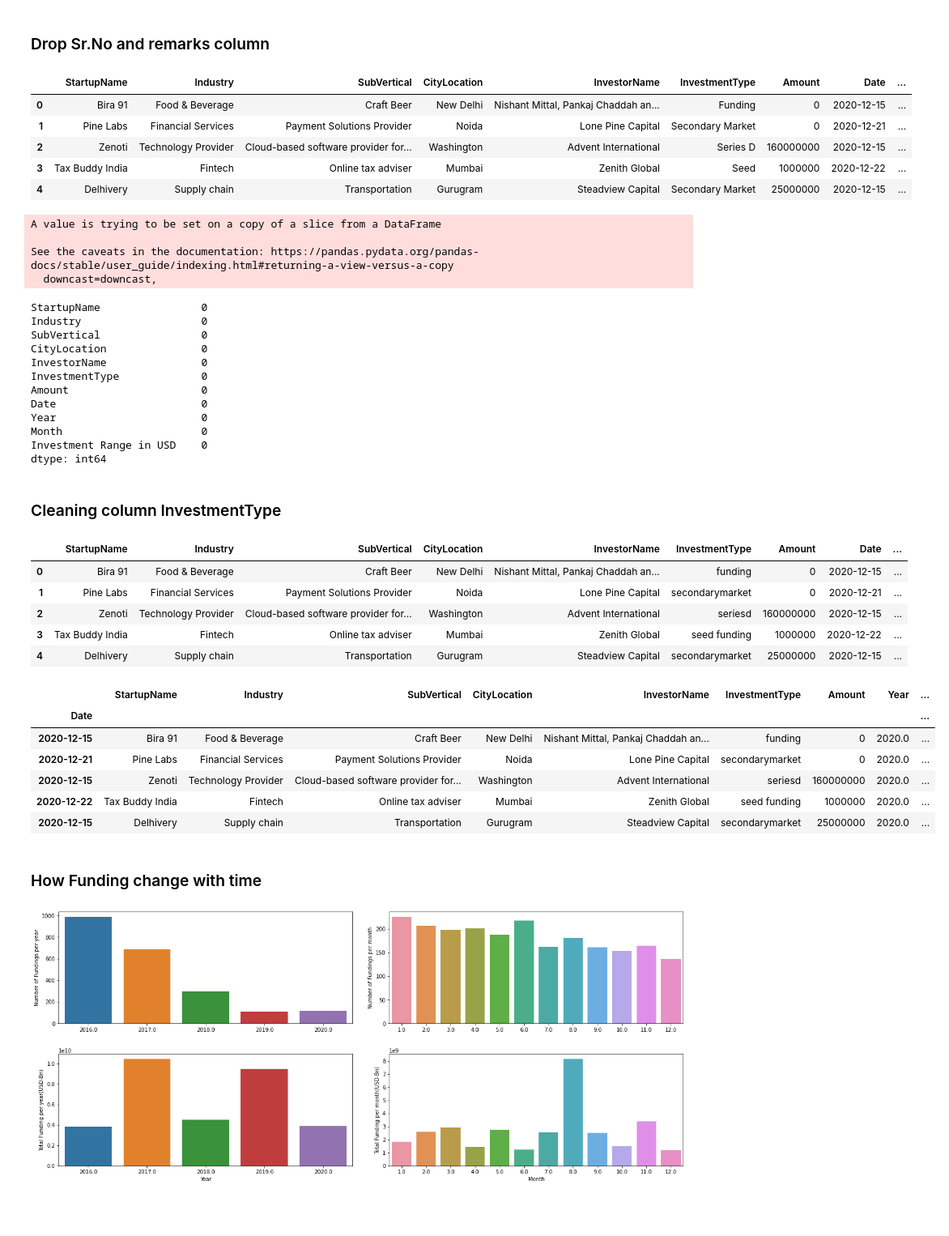
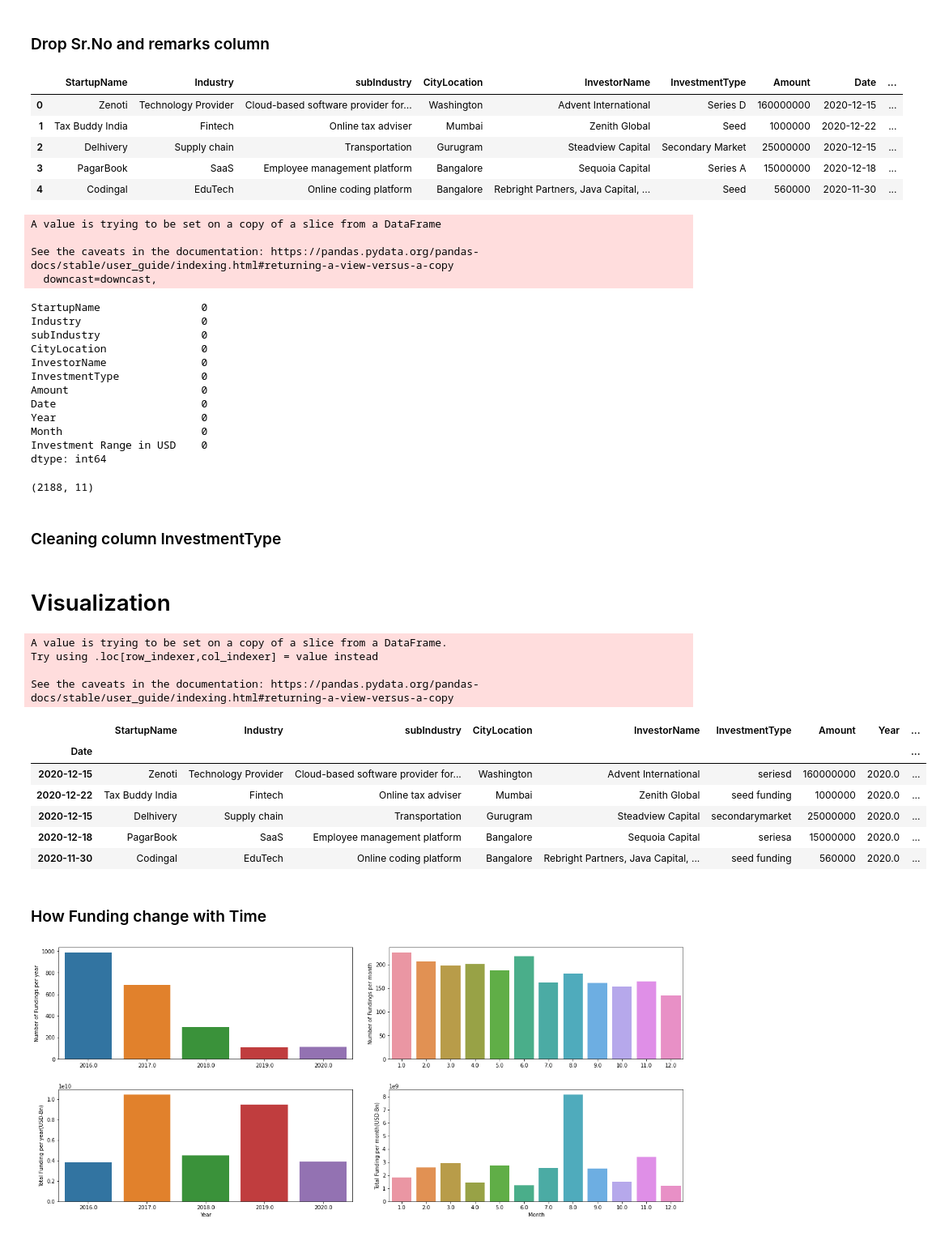
Before and after one commit to saramujawar22/Project, a Jupyter notebook: Startup_data ver 2.ipynb, the cells around one changed output. Shown: that part at 81% size. Drawn from its saved outputs; the diff is of its cells as text; code cells hidden in the pictures; blank space fills up the shorter version.

```diff
--- a/Startup_data ver 2.ipynb
+++ b/Startup_data ver 2.ipynb
@@ -7,7 +8,7 @@ import re
 # %% [markdown]
 ## Data Exploration and Cleaning
 # %%
-data=pd.read_csv('startupfund.csv')
+data=pd.read_csv('startupsfunding.csv')
 data.head()
 # %% [output]
 |  | Sr No | Date dd/mm/yyyy | Startup Name | Industry Vertical | SubVertical | City Location | Investors Name | ... |
@@ -43,4 +44,6 @@ memory usage: 246.8+ KB
 # %%
-data.rename(columns={'Startup Name': 'StartupName', 'Industry Vertical': 'Industry', 'City  Location': 'CityLocation', 'Investors Name': 'InvestorName', 'InvestmentnType': 'InvestmentType', 'Amount in USD': 'Amount'}, inplace=True)
+data.rename(columns={'Startup Name': 'StartupName', 'Industry Vertical': 'Industry','SubVertical': 'subIndustry',
+                     'City  Location': 'CityLocation', 'Investors Name': 'InvestorName', 'InvestmentnType': 'InvestmentType',
+                     'Amount in USD': 'Amount'}, inplace=True)
 data.head()
 # %% [output]
@@ -132,14 +151,14 @@ data.drop(columns=['Sr No','Remarks','Date dd/mm/yyyy'],inplace=True)
 # %%
 data.head()
 # %% [output]
-|  | StartupName | Industry | SubVertical | CityLocation | InvestorName | InvestmentType | Amount | Date | ... |
-| 0 | Bira 91 | Food & Beverage | Craft Beer | New Delhi | Nishant Mittal, Pankaj Chaddah an... | Funding | 0 | 2020-12-15 | ... |
-| 1 | Pine Labs | Financial Services | Payment Solutions Provider | Noida | Lone Pine Capital | Secondary Market | 0 | 2020-12-21 | ... |
-| 2 | Zenoti | Technology Provider | Cloud-based software provider for... | Washington | Advent International | Series D | 160000000 | 2020-12-15 | ... |
-| 3 | Tax Buddy India | Fintech | Online tax adviser | Mumbai | Zenith Global | Seed | 1000000 | 2020-12-22 | ... |
-| 4 | Delhivery | Supply chain | Transportation | Gurugram | Steadview Capital | Secondary Market | 25000000 | 2020-12-15 | ... |
+|  | StartupName | Industry | subIndustry | CityLocation | InvestorName | InvestmentType | Amount | Date | ... |
+| 0 | Zenoti | Technology Provider | Cloud-based software provider for... | Washington | Advent International | Series D | 160000000 | 2020-12-15 | ... |
+| 1 | Tax Buddy India | Fintech | Online tax adviser | Mumbai | Zenith Global | Seed | 1000000 | 2020-12-22 | ... |
+| 2 | Delhivery | Supply chain | Transportation | Gurugram | Steadview Capital | Secondary Market | 25000000 | 2020-12-15 | ... |
+| 3 | PagarBook | SaaS | Employee management platform | Bangalore | Sequoia Capital | Series A | 15000000 | 2020-12-18 | ... |
+| 4 | Codingal | EduTech | Online coding platform | Bangalore | Rebright Partners, Java Capital, ... | Seed | 560000 | 2020-11-30 | ... |
 # %%
-data[['Industry','SubVertical','CityLocation','InvestorName','InvestmentType']].fillna('unknown',inplace=True)
+data[['Industry','subIndustry','CityLocation','InvestorName','InvestmentType']].fillna('unknown',inplace=True)
 data.dropna(inplace=True)
 # %% [output]
 A value is trying to be set on a copy of a slice from a DataFrame
@@ -151,7 +170,7 @@ data.isna().sum()
 # %% [output]
 StartupName                0
 Industry                   0
-SubVertical                0
+subIndustry                0
 CityLocation               0
 InvestorName               0
 InvestmentType             0
@@ -161,6 +180,10 @@ Year                       0
 Month                      0
 Investment Range in USD    0
 dtype: int64
+# %%
+data.shape
+# %% [output]
+(2188, 11)
 # %% [markdown]
 ### Cleaning column InvestmentType
 # %%
@@ -169,39 +192,27 @@ data['InvestmentType']=data['InvestmentType'].apply(lambda x:x.replace(' ','').l
 data['InvestmentType']=data['InvestmentType'].map(lambda x: 'private equity' if (str(x)=='privateequity' or str(x)=='privateequityround') else x)
 data['InvestmentType']=data['InvestmentType'].map(lambda x: 'seed funding' if (str(x)=='seedfunding' or str(x)=='seedround' or str(x)=='seed') else x)
 data['InvestmentType']=data['InvestmentType'].map(lambda x: 'seed/angel funding' if (str(x)=='seed/angelfunding' or str(x)=='angel/seedfunding' or str(x)=='seed/anglefunding') else x)
-# %%
-def calculate_n_investors(x):#function to calculate record wise number of investors
-    if  re.search(',',x) and x!='empty':
-        return len(x.split(','))
-    elif x!='empty':
-        return 1
-    else:
-        return -1
-data['numberofinvestors']=data['InvestorName'].replace(np.NaN,'empty').map(calculate_n_investors)
-# %%
-data.head()
-# %% [output]
-|  | StartupName | Industry | SubVertical | CityLocation | InvestorName | InvestmentType | Amount | Date | ... |
-| 0 | Bira 91 | Food & Beverage | Craft Beer | New Delhi | Nishant Mittal, Pankaj Chaddah an... | funding | 0 | 2020-12-15 | ... |
-| 1 | Pine Labs | Financial Services | Payment Solutions Provider | Noida | Lone Pine Capital | secondarymarket | 0 | 2020-12-21 | ... |
-| 2 | Zenoti | Technology Provider | Cloud-based software provider for... | Washington | Advent International | seriesd | 160000000 | 2020-12-15 | ... |
-| 3 | Tax Buddy India | Fintech | Online tax adviser | Mumbai | Zenith Global | seed funding | 1000000 | 2020-12-22 | ... |
-| 4 | Delhivery | Supply chain | Transportation | Gurugram | Steadview Capital | secondarymarket | 25000000 | 2020-12-15 | ... |
+# %% [markdown]
+# Visualization
 # %%
-startup_data = data[['StartupName', 'Industry', 'SubVertical', 'CityLocation', 'InvestorName', 'InvestmentType', 'Amount', 'Date', 'Year', 'Month','Investment Range in USD','numberofinvestors']]
+startup_data = data[['StartupName', 'Industry', 'subIndustry', 'CityLocation', 'InvestorName', 'InvestmentType', 'Amount', 'Date', 'Year', 'Month','Investment Range in USD']]
 startup_data['Date'] = pd.to_datetime(startup_data.Date)
 startup_data.set_index('Date', inplace=True)
 startup_data.head()
 # %% [output]
+A value is trying to be set on a copy of a slice from a DataFrame.
+Try using .loc[row_indexer,col_indexer] = value instead
+
+See the caveats in the documentation: https://pandas.pydata.org/pandas-docs/stable/user_guide/indexing.html#returning-a-view-versus-a-copy
-|  | StartupName | Industry | SubVertical | CityLocation | InvestorName | InvestmentType | Amount | Year | ... |
+|  | StartupName | Industry | subIndustry | CityLocation | InvestorName | InvestmentType | Amount | Year | ... |
 | Date |  |  |  |  |  |  |  |  | ... |
-| 2020-12-15 | Bira 91 | Food & Beverage | Craft Beer | New Delhi | Nishant Mittal, Pankaj Chaddah an... | funding | 0 | 2020.0 | ... |
-| 2020-12-21 | Pine Labs | Financial Services | Payment Solutions Provider | Noida | Lone Pine Capital | secondarymarket | 0 | 2020.0 | ... |
 | 2020-12-15 | Zenoti | Technology Provider | Cloud-based software provider for... | Washington | Advent International | seriesd | 160000000 | 2020.0 | ... |
 | 2020-12-22 | Tax Buddy India | Fintech | Online tax adviser | Mumbai | Zenith Global | seed funding | 1000000 | 2020.0 | ... |
 | 2020-12-15 | Delhivery | Supply chain | Transportation | Gurugram | Steadview Capital | secondarymarket | 25000000 | 2020.0 | ... |
+| 2020-12-18 | PagarBook | SaaS | Employee management platform | Bangalore | Sequoia Capital | seriesa | 15000000 | 2020.0 | ... |
+| 2020-11-30 | Codingal | EduTech | Online coding platform | Bangalore | Rebright Partners, Java Capital, ... | seed funding | 560000 | 2020.0 | ... |
 # %% [markdown]
-### How Funding change with time
+### How Funding change with Time
 # %%
 per_year_funding = pd.DataFrame(startup_data['Year'].value_counts())  #per year funding
 per_year_funding .rename(columns={"Year":"Number of Fundings per year"}, inplace=True)
```
Also changed, not shown: parts of 26 cells of this notebook, 1 other file.
